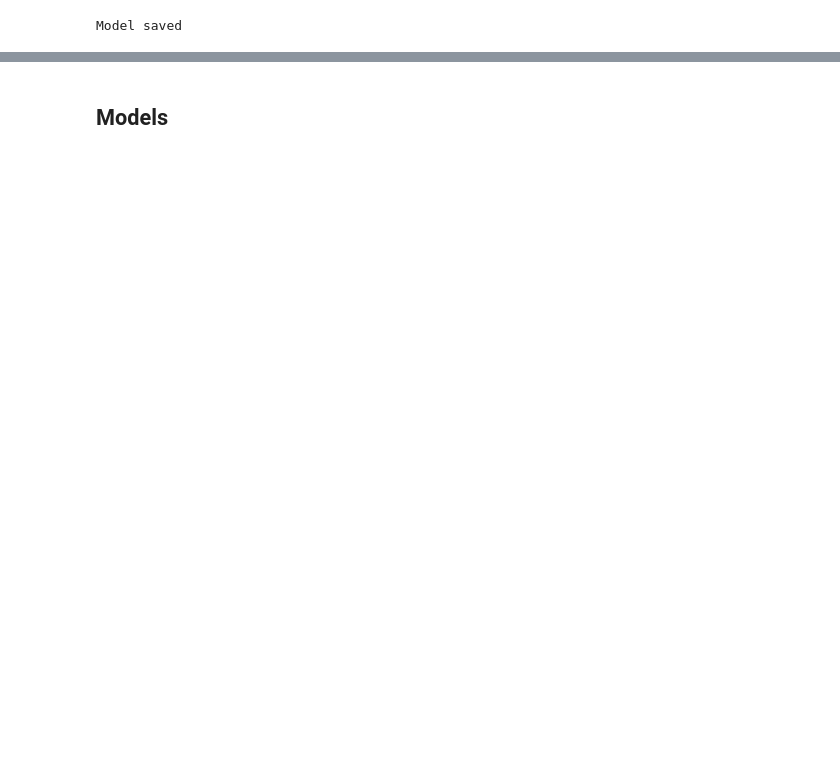
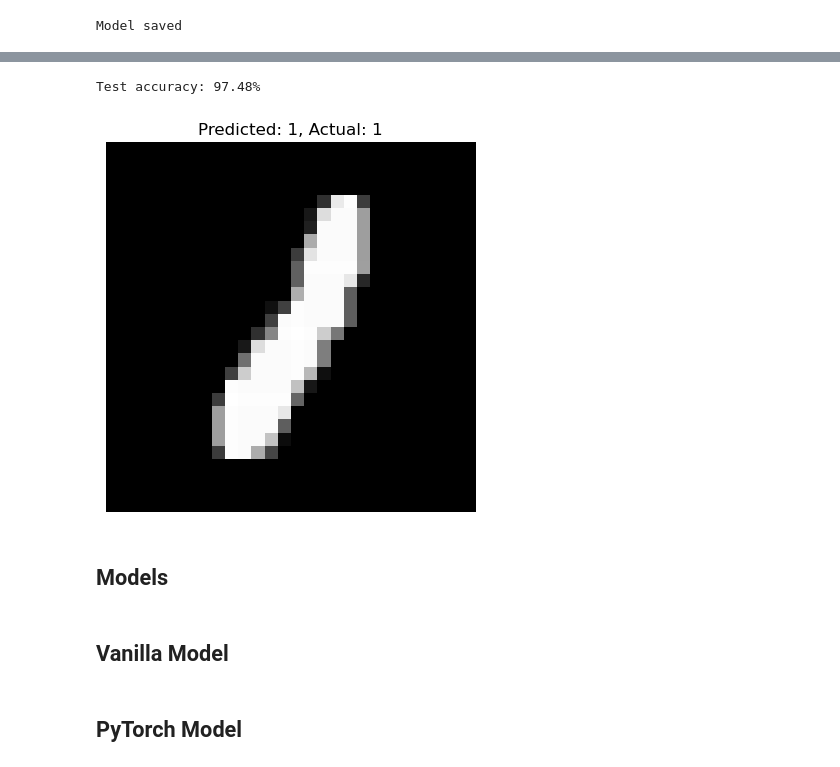
Before and after one commit to dshi08/Digit-Classification, a Jupyter notebook: digit-classification/digits.ipynb, the cells around one changed output, grey strips where cells are left out. Saved outputs shown, nothing was run; the diff lists cells and outputs as text; code cells hidden in the pictures; blank space fills up the shorter version.

```diff
--- a/digit-classification/digits.ipynb
+++ b/digit-classification/digits.ipynb
@@ -219,0 +290,17 @@ import matplotlib.pyplot as plt
+# %%
+# training loop
+epochs = 40
+for epoch in range(epochs):
+    py_model.train()
+    total_loss = 0
+    for X_batch, y_batch in train_loader:
+        optimizer.zero_grad()
+        logits = py_model(X_batch)
+        loss = loss_fn(logits, y_batch)
+        loss.backward()
+        optimizer.step()
+        total_loss += loss.item()
+
+    scheduler.step()
+    avg_loss = total_loss / len(train_loader)
+    print(f"Epooch: {epoch}, Loss: {avg_loss}")
@@ -219,0 +325,32 @@ import matplotlib.pyplot as plt
+# %%
+py_model.eval()
+
+correct = 0
+total = len(X_test)
+for x, y_true in zip(X_test, y_test):
+    x_tensor = torch.tensor(x, dtype=torch.float32).unsqueeze(0)
+    with torch.no_grad():
+        y_pred = py_model(x_tensor)
+    pred_label = y_pred.argmax(dim=1).item()
+    if pred_label == y_true:
+        correct += 1
+
+accuracy = correct / total
+print(f"Test accuracy: {accuracy * 100:.2f}%")
+# %% [output]
+Test accuracy: 97.48%
+# %%
+i = 2
+img = X_test[i]
+label = y_test[i]
+x_tensor = torch.tensor(img, dtype=torch.float32).unsqueeze(0)
+with torch.no_grad():
+    y_pred = py_model(x_tensor)
+pred_label = y_pred.argmax(dim=1).item()
+
+plt.imshow(img.reshape(28, 28), cmap='gray')
+plt.title(f"Predicted: {pred_label}, Actual: {label}")
+plt.axis('off')
+plt.show()
+# %% [output]
+[figure, added]
@@ -220,5 +360,7 @@ import matplotlib.pyplot as plt
 # %% [markdown]
 ## Models
+# %% [markdown]
+## Vanilla Model
 # %%
 import os
 import pickle
@@ -229,3 +370,5 @@ with open("models/micrograd_model.pkl", "rb") as f:
 
 for p, val in zip(model.parameters(), saved_params):
     p.data = val
+# %% [markdown]
+## PyTorch Model
```
Also changed, not shown: parts of 15 cells of this notebook, 1 other file.
